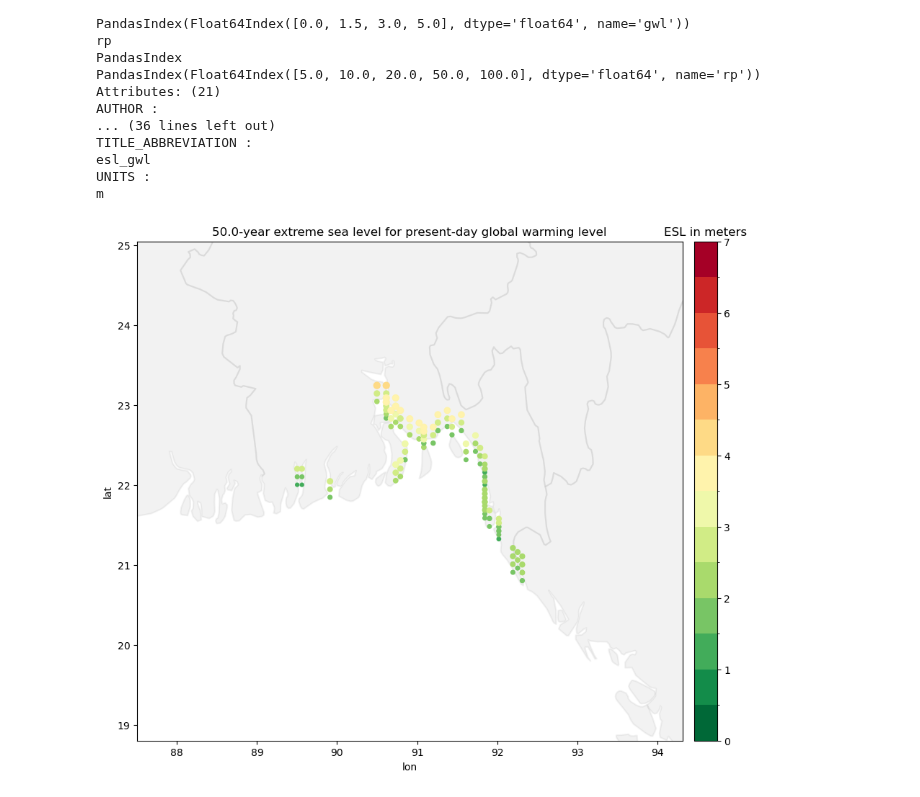
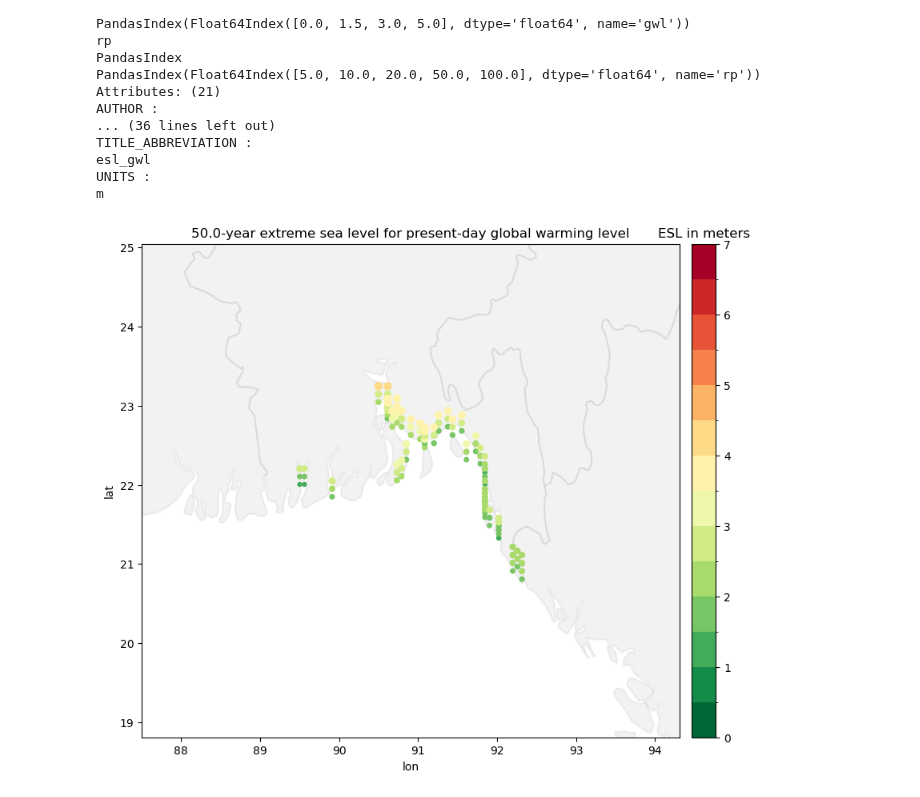
Before and after one commit to openearth/global-coastal-atlas, a Jupyter notebook: visualization/08_ESLbyGWL.ipynb, the cells around one changed output. Drawn from its saved outputs; the diff is of its cells as text; code cells hidden in the pictures.

```diff
--- a/visualization/08_ESLbyGWL.ipynb
+++ b/visualization/08_ESLbyGWL.ipynb
@@ -140,31 +135,31 @@ idx_locl = [idx for idx, i in enumerate(loclist) if i == area] # idx matching th
 ds_fil = ds.isel(nstations=idx_locl) # filter the area string
 ds_fil = ds_fil.sel(gwl = GWL, rp = rp) # filter the other params
 # %%
-# plots
+# plotting
 cmap = mpl.cm.RdYlGn_r
 norm = colors.BoundaryNorm(np.arange(0, 7.5, 0.5), cmap.N)
 if GWL == 0:
     GWLs = 'present-day'
 else:
     GWLs = '%s degree'%GWL
 
 lonmin = min(ds_fil.lon.values); lonmax = max(ds_fil.lon.values);
 latmin = min(ds_fil.lat.values); latmax = max(ds_fil.lat.values);
 fig, ax = plt.subplots()
-fig.set_size_inches(16, 9) #fig.set_size_inches(15, 20)
+fig.set_size_inches(15, 8) #fig.set_size_inches(15, 20)
 base = world.boundary.plot(ax=ax, edgecolor='grey',facecolor='grey',alpha=0.1,zorder=0);
 im1 = ax.scatter(ds_fil.lon.values,ds_fil.lat.values,10*ds_fil.sel(ensemble=5).esl.values,ds_fil.sel(ensemble=5).esl.values,cmap=cmap, norm=norm,zorder=1)
 # plt.set_clim(0,5)
 im2 = ax.scatter(ds_fil.lon.values,ds_fil.lat.values+0.1,10*ds_fil.sel(ensemble=50).esl.values,ds_fil.sel(ensemble=50).esl.values,cmap=cmap, norm=norm,zorder=1)
 im3 = ax.scatter(ds_fil.lon.values,ds_fil.lat.values+0.2,10*ds_fil.sel(ensemble=95).esl.values,ds_fil.sel(ensemble=95).esl.values,cmap=cmap, norm=norm,zorder=1)
 ax.set_title('%s-year extreme sea level for %s global warming level'%(rp, GWLs))
 ax.axis('square')
 ax.set(xlabel = 'lon', ylabel = 'lat', xlim=[lonmin-2,lonmax+2], ylim=[latmin-2,latmax+2]);
 #fig.colorbar(im1, ax=ax)
 im1.set_clim(0,7)
 
 cax = fig.add_axes([ax.get_position().x1+0.01,ax.get_position().y0,0.02,ax.get_position().height]) # to give colorbar own axes
 plt.colorbar(im1, cax=cax) # Similar to fig.colorbar(im, cax = cax)
 cax.set_title('ESL in meters');#
 # %% [output]
-[figure, old version]
+[figure, new version]
```
Also changed, not shown: parts of 3 cells of this notebook.
